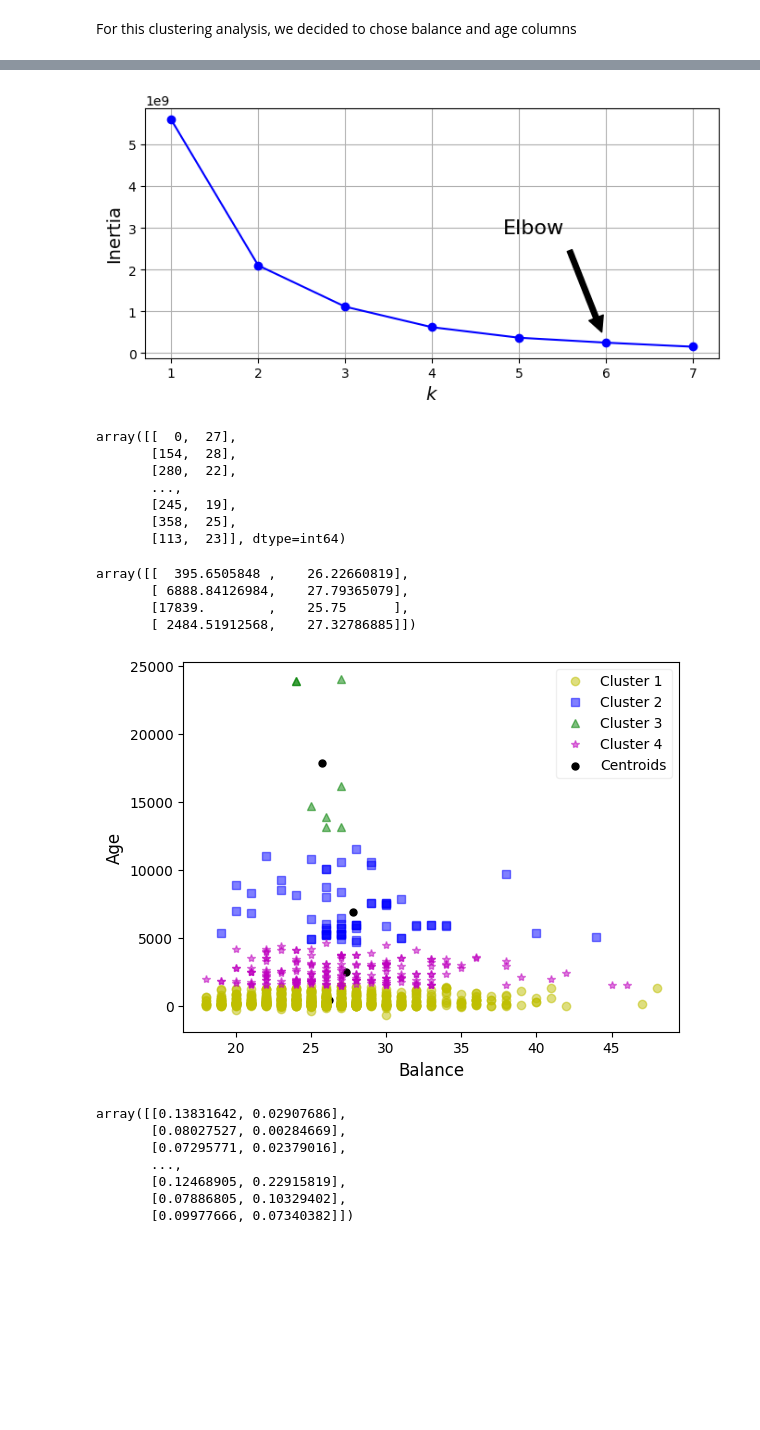
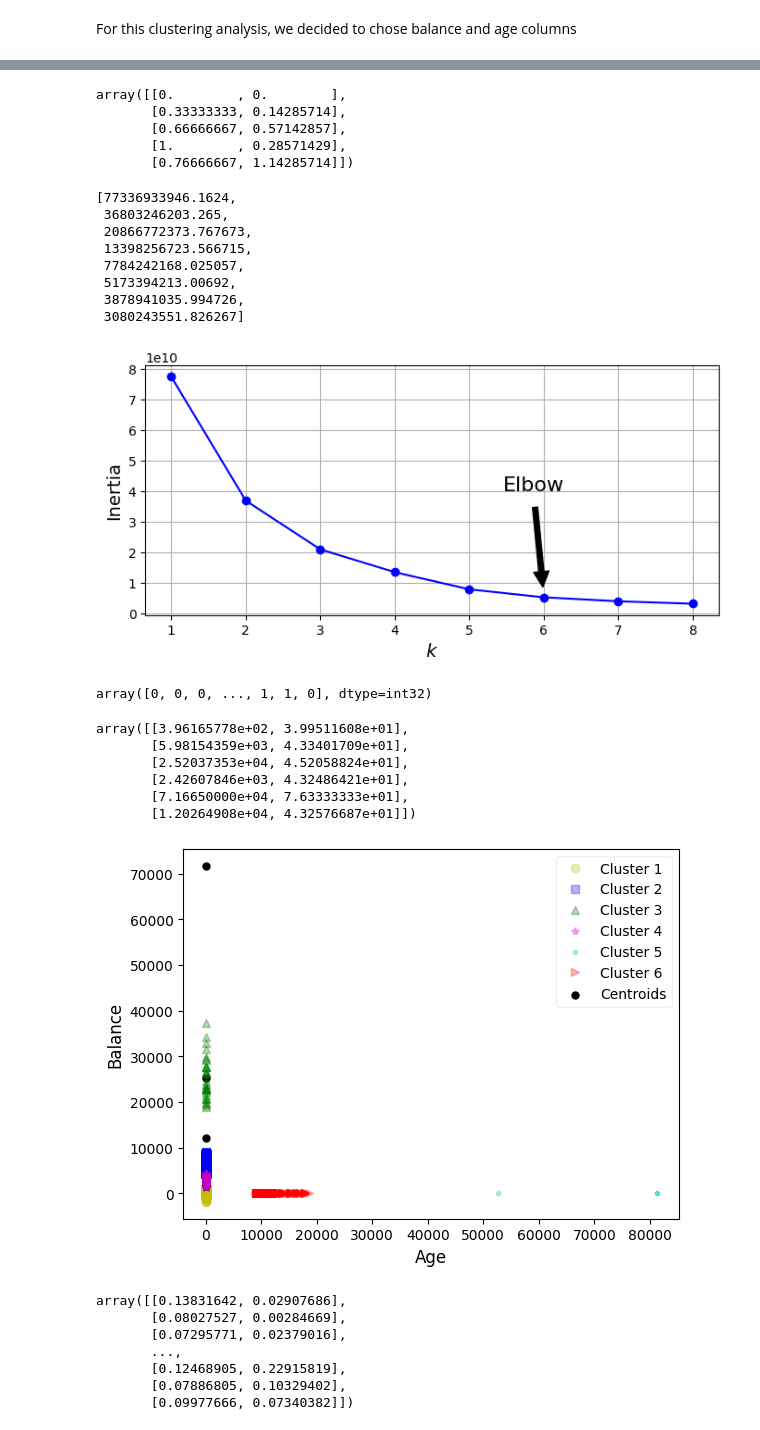
Before and after one commit to thaladikary/ml-assignment-1, a Jupyter notebook: Assignment1.ipynb, the cells around one changed output, grey strips where cells are left out. Cells and saved outputs as stored; diff of their text form; code cells hidden in the pictures; blank space fills up the shorter version.

```diff
--- a/Assignment1.ipynb
+++ b/Assignment1.ipynb
@@ -420,9 +388,7 @@ This financial institution is very new considering the number of new
 #df[(df['Pdays'] == -1)]["Coutcome"].value_counts()
 
 # Old
-#current_customers = df[(df['Pdays'] != -1)].value_counts().reset_index()
-
-current_customers = df[(df['Job'] == 'student')]
+current_customers = df[(df['Pdays'] != -1)].value_counts().reset_index()
 current_customers
 #df[(df['Pdays'] == -1)][['Pdays', 'POutcome']].value_counts()
 # %% [output]
@@ -502,5 +464,6 @@ For this clustering analysis, we decided to chose balance and age columns
 
 #X1 = current_customers.loc[:,['Balance', 'Age','ContactDuration','CampaignContacts','Pdays','PreviousContacts']].values
 
-X2 = current_customers.loc[:,['Balance', 'Age']].values
-X2
+#X2 = current_customers.loc[:,['Balance', 'Age']].values
+#X2
+X2 = current_customers[['Balance', 'Age']].values
@@ -522,9 +470,31 @@ array([[  0,  27],
+# %%
+#scaler = MinMaxScaler().fit(X2)
+#scaler = StandardScaler().fit(X2)
+#X2 = scaler.transform(X2)[:6700]
+scaler = MinMaxScaler().fit([[1, 50], [2, 52], [3, 52], [4, 52], [3.3, 57]])
+scaler.transform([[1, 50], [2, 51], [3, 54], [4, 52], [3.3, 58]])
+# %% [output]
+array([[0.        , 0.        ],
+       [0.33333333, 0.14285714],
+       [0.66666667, 0.57142857],
+       [1.        , 0.28571429],
+       [0.76666667, 1.14285714]])
 # %%
-kmeans_per_k = [KMeans(n_clusters=k, random_state=42).fit(X2)for k in range(1,8)]
+kmeans_per_k = [KMeans(n_clusters=k, random_state=42).fit(X2)for k in range(1,9)]
 inertias = [model.inertia_ for model in kmeans_per_k]
+inertias
+# %% [output]
+[77336933946.1624,
+ 36803246203.265,
+ 20866772373.767673,
+ 13398256723.566715,
+ 7784242168.025057,
+ 5173394213.00692,
+ 3878941035.994726,
+ 3080243551.826267]
 # %%
 plt.figure(figsize=(8, 3.5))
-plt.plot(range(1, 8), inertias, "bo-")
+plt.plot(range(1, 9), inertias, "bo-")
 plt.xlabel("$k$", fontsize=14)
 plt.grid(True)
 plt.ylabel("Inertia", fontsize=14)
@@ -541,44 +511,39 @@ plt.annotate('Elbow',
 
 plt.show()
 # %% [output]
-[figure, old version]
+[figure, new version]
 # %%
-k = 4
+k = 6
 kmeans = KMeans(n_clusters=k, random_state=42)
 y_pred = kmeans.fit_predict(X2)
 y_pred
-X2
 # %% [output]
-array([[  0,  27],
-       [154,  28],
-       [280,  22],
-       ...,
-       [245,  19],
-       [358,  25],
-       [113,  23]], dtype=int64)
+array([0, 0, 0, ..., 1, 1, 0], dtype=int32)
 # %%
 kmeans.cluster_centers_
 # %% [output]
-array([[  395.6505848 ,    26.22660819],
-       [ 6888.84126984,    27.79365079],
-       [17839.        ,    25.75      ],
-       [ 2484.51912568,    27.32786885]])
+array([[3.96165778e+02, 3.99511608e+01],
+       [5.98154359e+03, 4.33401709e+01],
+       [2.52037353e+04, 4.52058824e+01],
+       [2.42607846e+03, 4.32486421e+01],
+       [7.16650000e+04, 7.63333333e+01],
+       [1.20264908e+04, 4.32576687e+01]])
 # %%
-plt.plot(X2[y_pred==0, 1], X2[y_pred==0, 0], "yo", label="Cluster 1", alpha=0.5)
-plt.plot(X2[y_pred==1, 1], X2[y_pred==1, 0], "bs", label="Cluster 2", alpha=0.5)
-plt.plot(X2[y_pred==2, 1], X2[y_pred==2, 0], "g^", label="Cluster 3", alpha=0.5)
-plt.plot(X2[y_pred==3, 1], X2[y_pred==3, 0],"m*", label="Cluster 4", alpha=0.5)
-#plt.plot(X1[y_2red==4, 0], X1[y_pred==4, 1], "c.", label="Cluster 5")
-# plt.plot(X1[y_pred==5, 0], X1[y_pred==5, 1], "r>", label="Cluster 6")
+plt.plot(X2[y_pred==0, 1], X2[y_pred==0, 0], "yo", label="Cluster 1", alpha=0.3)
+plt.plot(X2[y_pred==1, 1], X2[y_pred==1, 0], "bs", label="Cluster 2", alpha=0.3)
+plt.plot(X2[y_pred==2, 1], X2[y_pred==2, 0], "g^", label="Cluster 3", alpha=0.3)
+plt.plot(X2[y_pred==3, 1], X2[y_pred==3, 0],"m*", label="Cluster 4", alpha=0.3)
+plt.plot(X2[y_pred==4, 0], X2[y_pred==4, 1], "c.", label="Cluster 5", alpha=0.3)
+plt.plot(X2[y_pred==5, 0], X2[y_pred==5, 1], "r>", label="Cluster 6", alpha=0.3)
 
 plt.scatter(kmeans.cluster_centers_[:, 1], kmeans.cluster_centers_[:, 0], s=25, c='Black', marker ='o', label='Centroids')
 
-plt.xlabel("Balance", fontsize=12)
+plt.xlabel("Age", fontsize=12)
 plt.legend(loc="upper right", fancybox=True, framealpha=0.3)
-plt.ylabel("Age", fontsize=12)
+plt.ylabel("Balance", fontsize=12)
 plt.show()
 # %% [output]
-[figure, old version]
+[figure, new version]
 # %%
 clean_df.replace(['yes', 'no'],[1, 0], inplace=True)
 # %%
```
Also changed, not shown: parts of 9 cells of this notebook.
